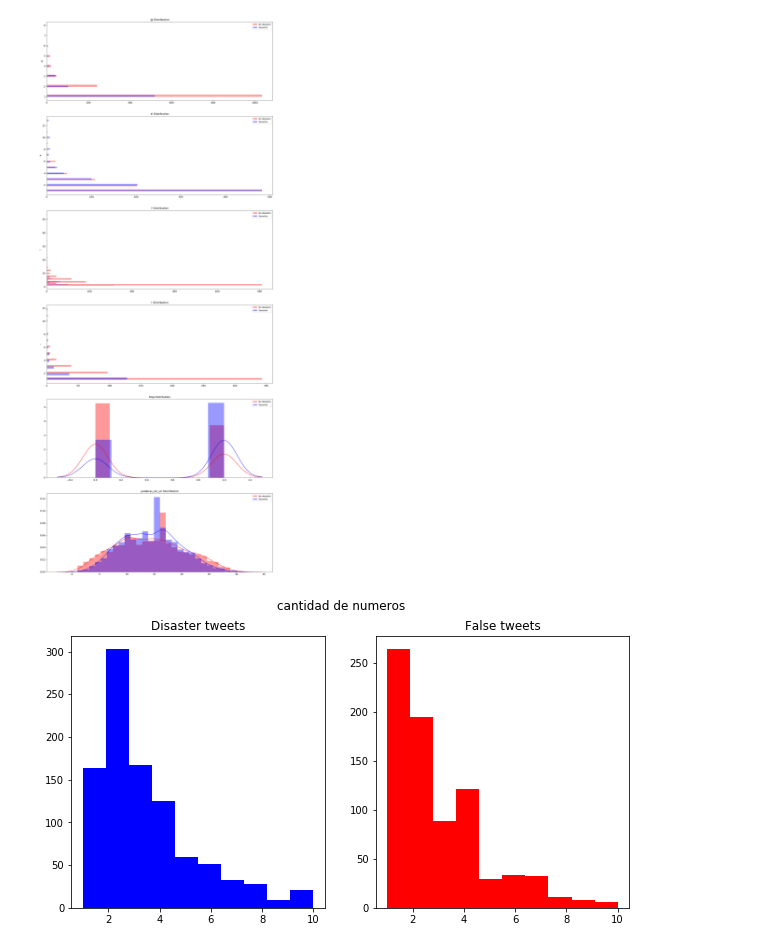
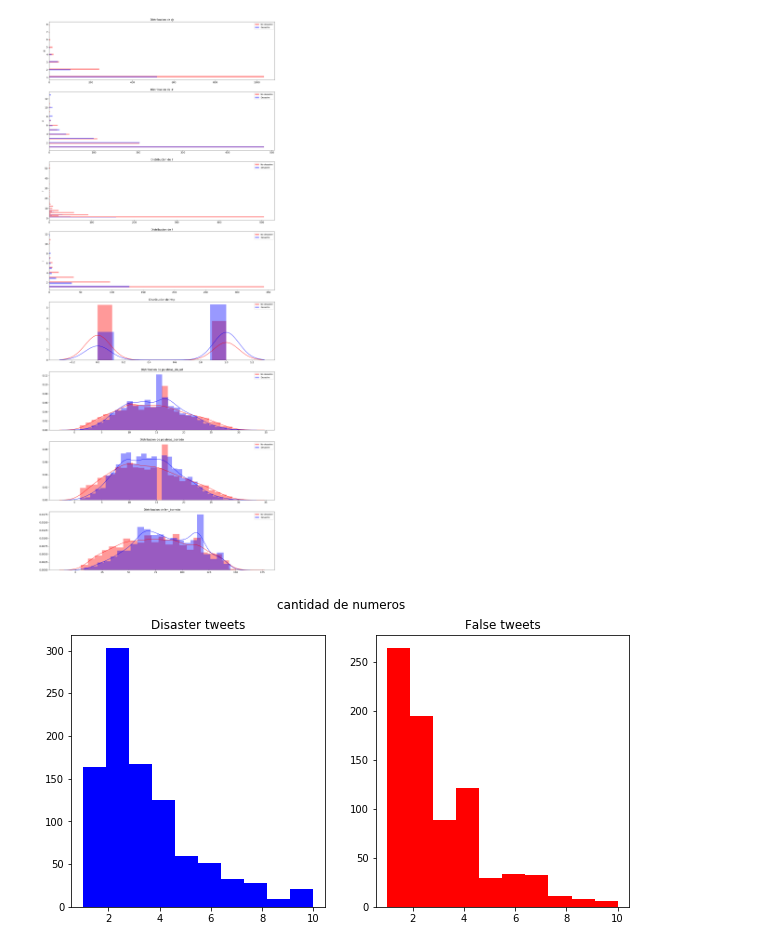
Before and after one commit to pabliyo/coronadatos, a Jupyter notebook: TP1-AnalisisText-SimbolosYNumeros.ipynb, the cells around one changed output. Saved outputs shown, nothing was run; the diff lists cells and outputs as text; code cells hidden in the pictures.

```diff
--- a/TP1-AnalisisText-SimbolosYNumeros.ipynb
+++ b/TP1-AnalisisText-SimbolosYNumeros.ipynb
@@ -40,11 +40,13 @@ warnings.filterwarnings('ignore')
 df['?'] = df.apply(lambda x: borrar_todo(x.text).count('?'),axis=1)
 df['!'] = df.apply(lambda x: borrar_todo(x.text).count('!'),axis=1)
 df['@'] = df.apply(lambda x: x.text.count('@'),axis=1)
-df['#'] = df.apply(lambda x: x.text.count('#'),axis=1)
+df['#'] = df.apply(lambda x: borrar_url(x.text).count('#'),axis=1)
 df['http'] = df.apply(lambda x: 'http' in x.text,axis=1)
 df['numeros'] = df.apply(lambda x: sum(c.isdigit() for c in borrar_todo(x.text)),axis=1)
 df['palabras_sin_url'] = df.apply(lambda x: palabras(borrar_url(x.text)),axis=1)
 df['tweet_length']=df['text'].str.len()
+df['len_borrado']=df.apply(lambda x: len(borrar_todo(x.text)),axis=1)
+df['palabras_borrado'] = df.apply(lambda x: palabras(borrar_todo(x.text)),axis=1)
 df
 # %% [output]
 |  | id | keyword | location | text | target | ? | ! | @ | # | http | numeros | ... |
@@ -100,31 +110,31 @@ Text(0.5, 1.0, 'Porcentajes de veracidad por largo de tweet')
 # %%
-columnas = ['@','#','?','!','http','palabras_sin_url']
+columnas = ['@','#','?','!','http','palabras_sin_url','palabras_borrado','len_borrado']
 
 verdaderos = (df['target'] == 1)
 
 
 fig, axes = plt.subplots(ncols=1, nrows=len(columnas), figsize=(20, 50), dpi=100)
 
 for i, columna in enumerate(columnas):
     if columna in '@#?!':
         #Me interesan solo los mayores a 0
         sns.distplot(df.loc[~verdaderos].loc[df[columna]>0][columna], label='No desastre', ax=axes[i], color='red', kde=0, vertical=True)
         sns.distplot(df.loc[verdaderos].loc[df[columna]>0][columna], label='Desastre', ax=axes[i], color='blue',kde=0, vertical=True)
     else:
         sns.distplot(df.loc[~verdaderos][columna], label='No desastre', ax=axes[i], color='red', kde=True)
         sns.distplot(df.loc[verdaderos][columna], label='Desastre', ax=axes[i], color='blue',kde=True)
 
 
     axes[i].set_xlabel('')
     axes[i].tick_params(axis='x', labelsize=12)
     axes[i].tick_params(axis='y', labelsize=12)
     axes[i].legend()
 
     axes[i].set_title(f'Distribucion de {columna}', fontsize=13)
 
 plt.show()
 # %% [output]
-[figure, old version]
+[figure, new version]
 # %%
 fig,(ax1,ax2)=plt.subplots(1,2,figsize=(10,5))
 dfreal_graph2=df.loc[df['numeros'] > 0].loc[df['target']==1].loc[df['numeros'] < 11]['numeros']
```
Also changed, not shown: parts of 9 cells of this notebook.
